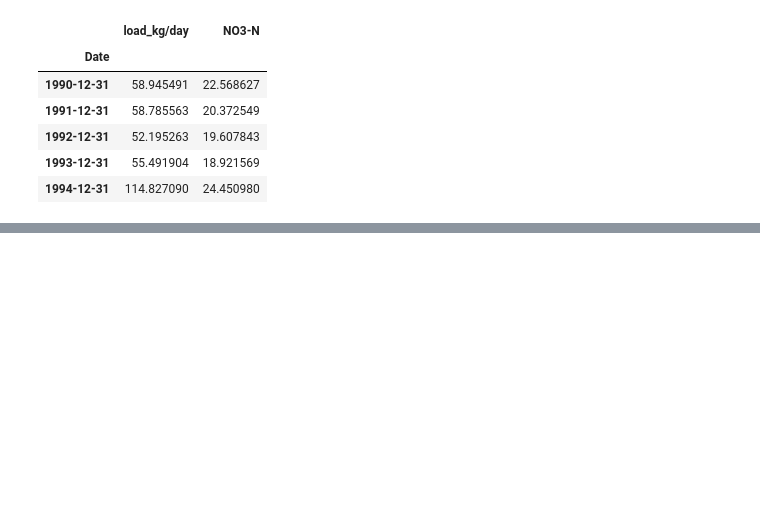
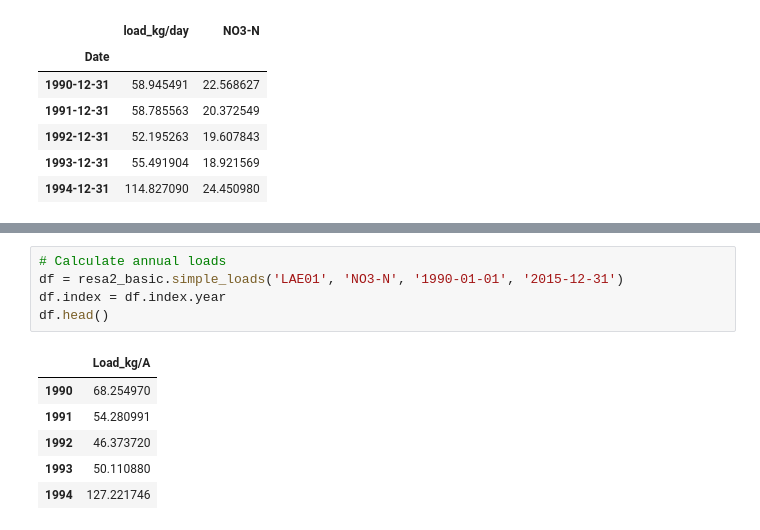
Before and after one commit to JamesSample/misc, a Jupyter notebook: basic_python_loads.ipynb, the cells around one changed output, grey strips where cells are left out. Drawn from its saved outputs; the diff is of its cells as text; blank space fills up the shorter version.

```diff
--- a/basic_python_loads.ipynb
+++ b/basic_python_loads.ipynb
@@ -224,0 +282,12 @@ mpld3.display()
+# %%
+# Calculate annual loads
+df = resa2_basic.simple_loads('LAE01', 'NO3-N', '1990-01-01', '2015-12-31')
+df.index = df.index.year
+df.head()
+# %% [output]
+|  | Load_kg/A |
+| 1990 | 68.254970 |
+| 1991 | 54.280991 |
+| 1992 | 46.373720 |
+| 1993 | 50.110880 |
+| 1994 | 127.221746 |
```
Also changed, not shown: parts of 6 cells of this notebook.
